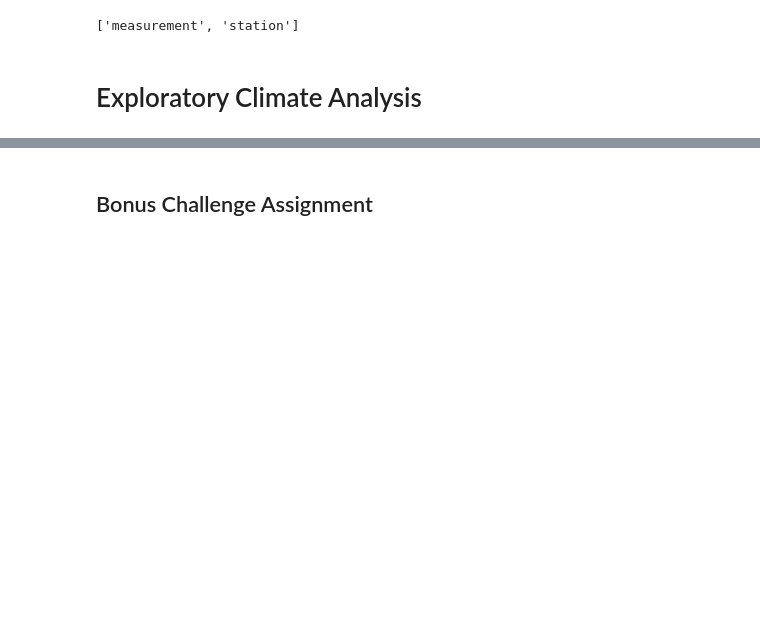
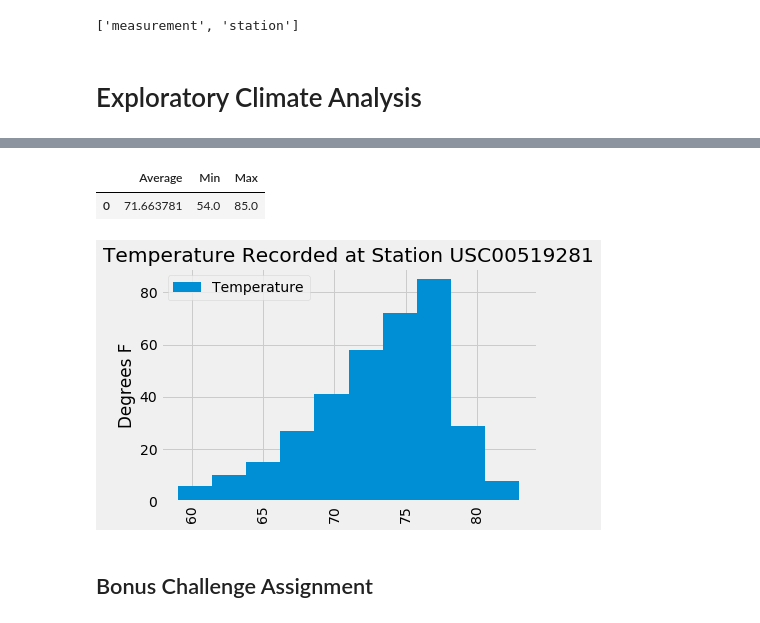
Before and after one commit to adrianavandeguchte/sqlalchemy-challenge, a Jupyter notebook: climate_starter.ipynb, the cells around one changed output, grey strips where cells are left out. Saved outputs shown, nothing was run; the diff lists cells and outputs as text; code cells hidden in the pictures; blank space fills up the shorter version.

```diff
--- a/climate_starter.ipynb
+++ b/climate_starter.ipynb
@@ -80,3 +102,12 @@ last_date
 # %%
 # Using the station id from the previous query, calculate the lowest temperature recorded,
 # highest temperature recorded, and average temperature of the most active station?
+station_recs = pd.DataFrame({
+    "Average":[station_df.loc[station_df['Station']=="USC00519281"]['Temperature'].mean()],
+    "Min":[station_df.loc[station_df['Station']=="USC00519281"]['Temperature'].min()],
+    "Max":[station_df.loc[station_df['Station']=="USC00519281"]['Temperature'].max()]
+})
+station_recs
+# %% [output]
+|  | Average | Min | Max |
+| 0 | 71.663781 | 54.0 | 85.0 |
@@ -86,3 +114,24 @@ last_date
+# %%
+# Choose the station with the highest number of temperature observations.
+# Query the last 12 months of temperature observation data for this station and plot the results as a histogram
+one_station_results = session.query(Measurement.date,Measurement.station,Measurement.tobs).\
+    group_by(Measurement.date).\
+    filter(Measurement.date > year_ago).\
+    filter_by(station = 'USC00519281').\
+    order_by(Measurement.date).all()
+# Save the query results as a Pandas DataFrame and set the index to the date column
+one_station_df = pd.DataFrame(one_station_results,columns=["Date","Station","Temperature"])
+one_station_df = one_station_df.set_index("Date")
+one_station_df = one_station_df .drop(columns=['Station'])
+one_station_df
+# Use Pandas Plotting with Matplotlib to plot the data
+one_station_df.plot(kind="hist")
+plt.xticks(rotation=90)
+plt.ylabel("Degrees F")
+plt.title("Temperature Recorded at Station USC00519281")
+plt.show()
+# %% [output]
+[figure, added]
 # %% [markdown]
 ## Bonus Challenge Assignment
 # %%
```
Also changed, not shown: parts of 6 cells of this notebook.
